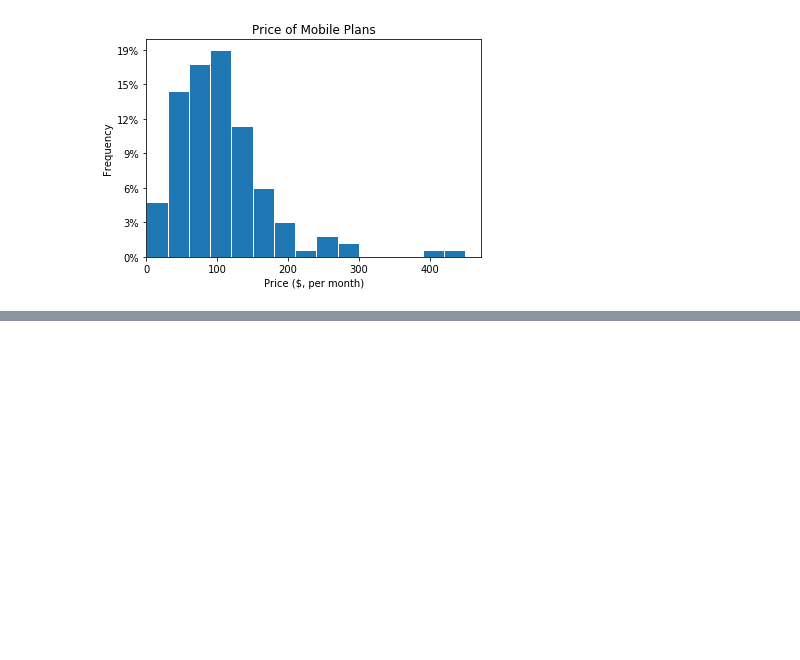
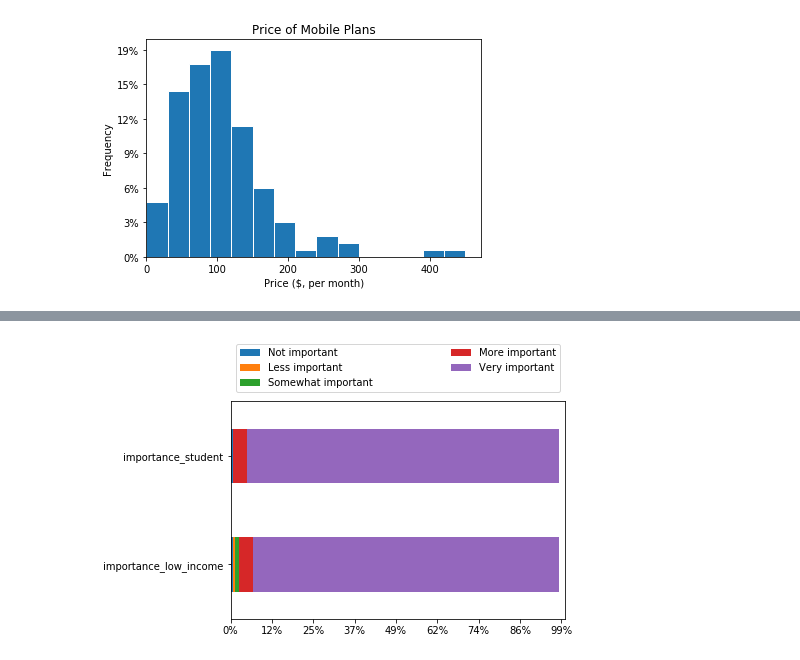
Before and after one commit to municipalbroadband/reports, a Jupyter notebook: mbpdx/2020-02-community-engagement/report.ipynb, the cells around one changed output, grey strips where cells are left out. Saved outputs shown, nothing was run; the diff lists cells and outputs as text; code cells hidden in the pictures; blank space fills up the shorter version.

Commit message:
Add more data

```diff
--- a/mbpdx/2020-02-community-engagement/report.ipynb
+++ b/mbpdx/2020-02-community-engagement/report.ipynb
@@ -49,0 +71,14 @@ for col, label in {'internet_price': 'Internet', 'mobile_price': 'Mobile'}.items
+# %%
+s = df.filter(['importance_student', 'importance_low_income']).stack()
+idf = pandas.DataFrame(s.groupby([pandas.Grouper(level=1), s]).size()).unstack()
+idf.columns = idf.columns.droplevel()
+
+ax = idf.plot(kind='barh', stacked=True)
+ax.xaxis.set_major_formatter(mtick.PercentFormatter(decimals=0, xmax=len(df.index)))
+
+plt.xlim(0, len(df.index))
+plt.legend(loc='lower left', mode='expand', bbox_to_anchor=(0, 1.02, 1, 0.2), ncol=2)
+
+plt.show()
+# %% [output]
+[figure, added]
```
Also changed, not shown: parts of 5 cells of this notebook.
